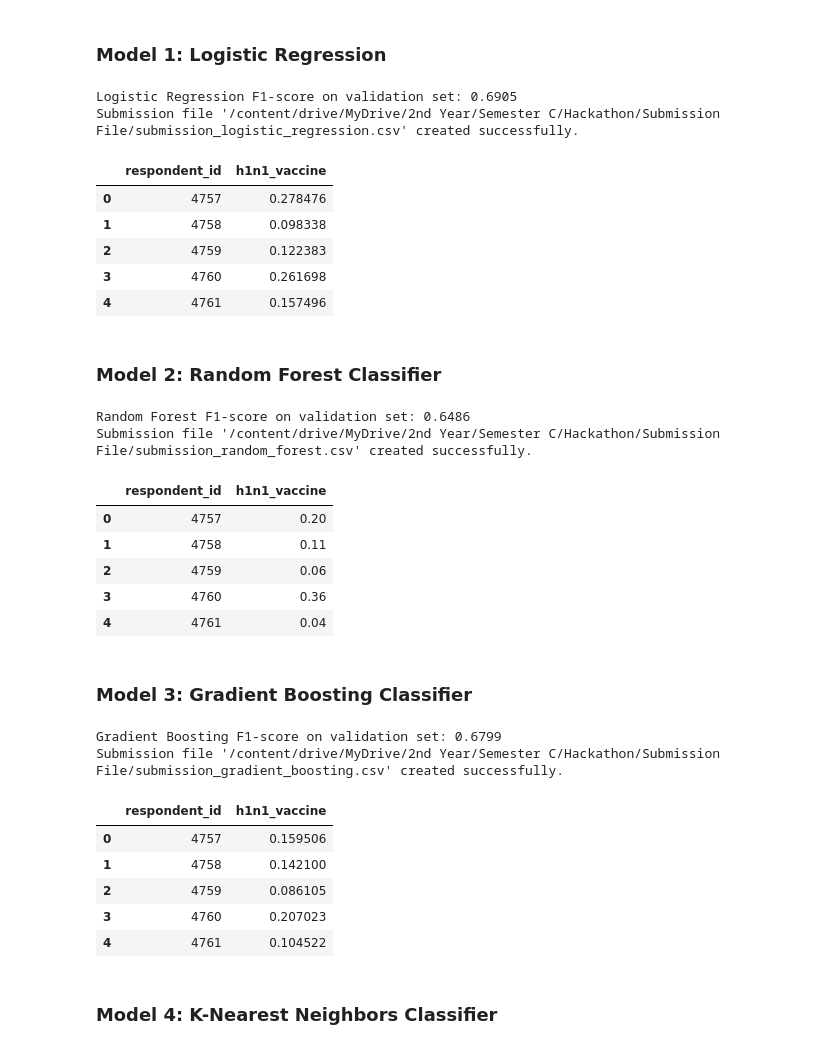
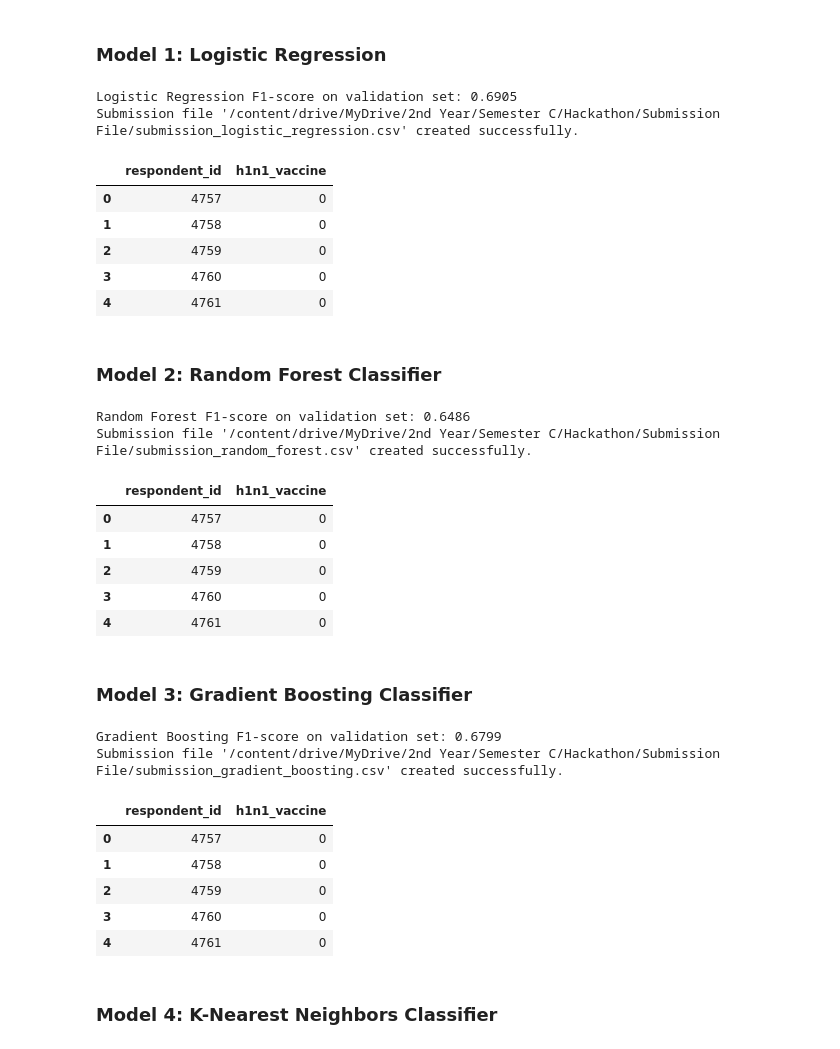
Before and after one commit to DataScienceChallenge10/Hackathon_10_7, a Jupyter notebook: Hackathon_10_7.ipynb, the cells around one changed output. Cells and saved outputs as stored; diff of their text form; code cells hidden in the pictures.

Commit message:
Previous notebook evaluation was based on probability giving fractional prediction , Now update binary prediction

```diff
--- a/Hackathon_10_7.ipynb
+++ b/Hackathon_10_7.ipynb
@@ -378,36 +378,36 @@ Shape of y_val_split: (952,)
 # %%
 # Initialize and train Logistic Regression model
 log_reg = LogisticRegression(solver='liblinear', random_state=42, class_weight='balanced')
 log_reg.fit(X_train_split, y_train_split)
 
 # Predict on the validation set
 y_pred_val_log_reg = log_reg.predict(X_val_split)
 
 # Evaluate F1-score on the validation set
 f1_log_reg = f1_score(y_val_split, y_pred_val_log_reg)
 print(f"Logistic Regression F1-score on validation set: {f1_log_reg:.4f}")
 
-# Predict probabilities on the test set for submission
-y_pred_proba_test_log_reg = log_reg.predict_proba(X_test_final)[:, 1]
+# Predict binary labels on the test set for submission
+y_pred_test_log_reg = log_reg.predict(X_test_final)
 
 # Create submission DataFrame for Logistic Regression
-submission_df_log_reg = pd.DataFrame({'respondent_id': test_respondent_id, 'h1n1_vaccine': y_pred_proba_test_log_reg})
+submission_df_log_reg = pd.DataFrame({'respondent_id': test_respondent_id, 'h1n1_vaccine': y_pred_test_log_reg})
 
 # Save submission file
 submission_filename_log_reg = '/content/drive/MyDrive/2nd Year/Semester C/Hackathon/Submission File/submission_logistic_regression.csv'
 submission_df_log_reg.to_csv(submission_filename_log_reg, index=False)
 
 print(f"Submission file '{submission_filename_log_reg}' created successfully.")
 display(submission_df_log_reg.head())
 # %% [output]
 Logistic Regression F1-score on validation set: 0.6905
 Submission file '/content/drive/MyDrive/2nd Year/Semester C/Hackathon/Submission File/submission_logistic_regression.csv' created successfully.
 |  | respondent_id | h1n1_vaccine |
-| 0 | 4757 | 0.278476 |
-| 1 | 4758 | 0.098338 |
-| 2 | 4759 | 0.122383 |
-| 3 | 4760 | 0.261698 |
-| 4 | 4761 | 0.157496 |
+| 0 | 4757 | 0 |
+| 1 | 4758 | 0 |
+| 2 | 4759 | 0 |
+| 3 | 4760 | 0 |
+| 4 | 4761 | 0 |
 # %% [markdown]
 ### Model 2: Random Forest Classifier
 # %%
@@ -422,11 +422,11 @@ y_pred_val_rf = rf_classifier.predict(X_val_split)
 f1_rf = f1_score(y_val_split, y_pred_val_rf)
 print(f"Random Forest F1-score on validation set: {f1_rf:.4f}")
 
-# Predict probabilities on the test set for submission
-y_pred_proba_test_rf = rf_classifier.predict_proba(X_test_final)[:, 1]
+# Predict binary labels on the test set for submission
+y_pred_test_rf = rf_classifier.predict(X_test_final)
 
 # Create submission DataFrame for Random Forest
-submission_df_rf = pd.DataFrame({'respondent_id': test_respondent_id, 'h1n1_vaccine': y_pred_proba_test_rf})
+submission_df_rf = pd.DataFrame({'respondent_id': test_respondent_id, 'h1n1_vaccine': y_pred_test_rf})
 
 # Save submission file
 submission_filename_rf = '/content/drive/MyDrive/2nd Year/Semester C/Hackathon/Submission File/submission_random_forest.csv'
@@ -438,11 +438,11 @@ display(submission_df_rf.head())
 Random Forest F1-score on validation set: 0.6486
 Submission file '/content/drive/MyDrive/2nd Year/Semester C/Hackathon/Submission File/submission_random_forest.csv' created successfully.
 |  | respondent_id | h1n1_vaccine |
-| 0 | 4757 | 0.20 |
-| 1 | 4758 | 0.11 |
-| 2 | 4759 | 0.06 |
-| 3 | 4760 | 0.36 |
-| 4 | 4761 | 0.04 |
+| 0 | 4757 | 0 |
+| 1 | 4758 | 0 |
+| 2 | 4759 | 0 |
+| 3 | 4760 | 0 |
+| 4 | 4761 | 0 |
 # %% [markdown]
 ### Model 3: Gradient Boosting Classifier
 # %%
@@ -457,11 +457,11 @@ y_pred_val_gbc = gbc_classifier.predict(X_val_split)
 f1_gbc = f1_score(y_val_split, y_pred_val_gbc)
 print(f"Gradient Boosting F1-score on validation set: {f1_gbc:.4f}")
 
-# Predict probabilities on the test set for submission
-y_pred_proba_test_gbc = gbc_classifier.predict_proba(X_test_final)[:, 1]
+# Predict binary labels on the test set for submission
+y_pred_test_gbc = gbc_classifier.predict(X_test_final)
 
 # Create submission DataFrame for Gradient Boosting
-submission_df_gbc = pd.DataFrame({'respondent_id': test_respondent_id, 'h1n1_vaccine': y_pred_proba_test_gbc})
+submission_df_gbc = pd.DataFrame({'respondent_id': test_respondent_id, 'h1n1_vaccine': y_pred_test_gbc})
 
 # Save submission file
 submission_filename_gbc = '/content/drive/MyDrive/2nd Year/Semester C/Hackathon/Submission File/submission_gradient_boosting.csv'
@@ -473,11 +473,11 @@ display(submission_df_gbc.head())
 Gradient Boosting F1-score on validation set: 0.6799
 Submission file '/content/drive/MyDrive/2nd Year/Semester C/Hackathon/Submission File/submission_gradient_boosting.csv' created successfully.
 |  | respondent_id | h1n1_vaccine |
-| 0 | 4757 | 0.159506 |
-| 1 | 4758 | 0.142100 |
-| 2 | 4759 | 0.086105 |
-| 3 | 4760 | 0.207023 |
-| 4 | 4761 | 0.104522 |
+| 0 | 4757 | 0 |
+| 1 | 4758 | 0 |
+| 2 | 4759 | 0 |
+| 3 | 4760 | 0 |
+| 4 | 4761 | 0 |
 # %% [markdown]
 ### Model 4: K-Nearest Neighbors Classifier
 # %%
```
Also changed, not shown: parts of 2 cells of this notebook.
